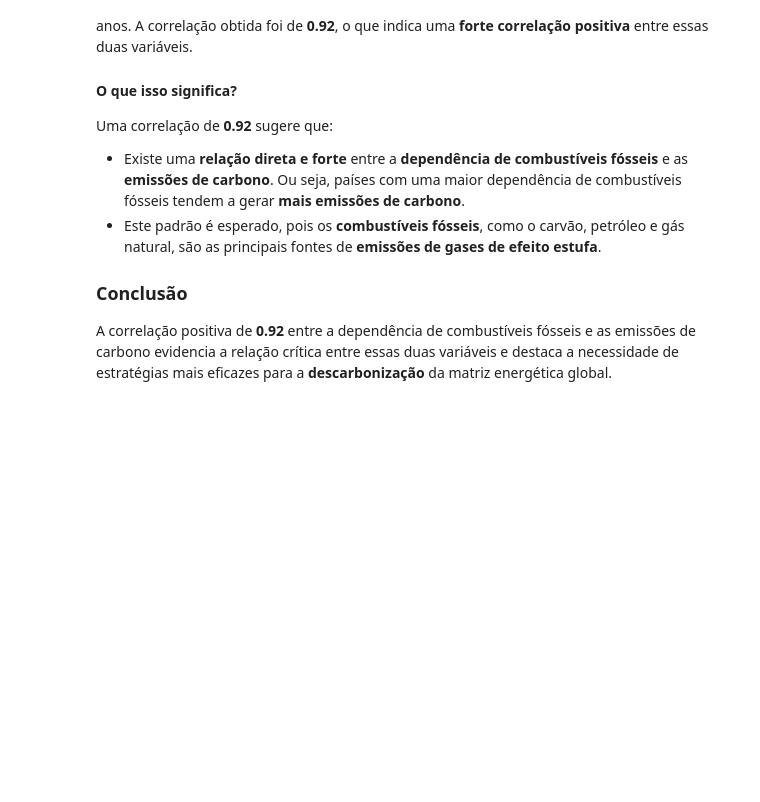
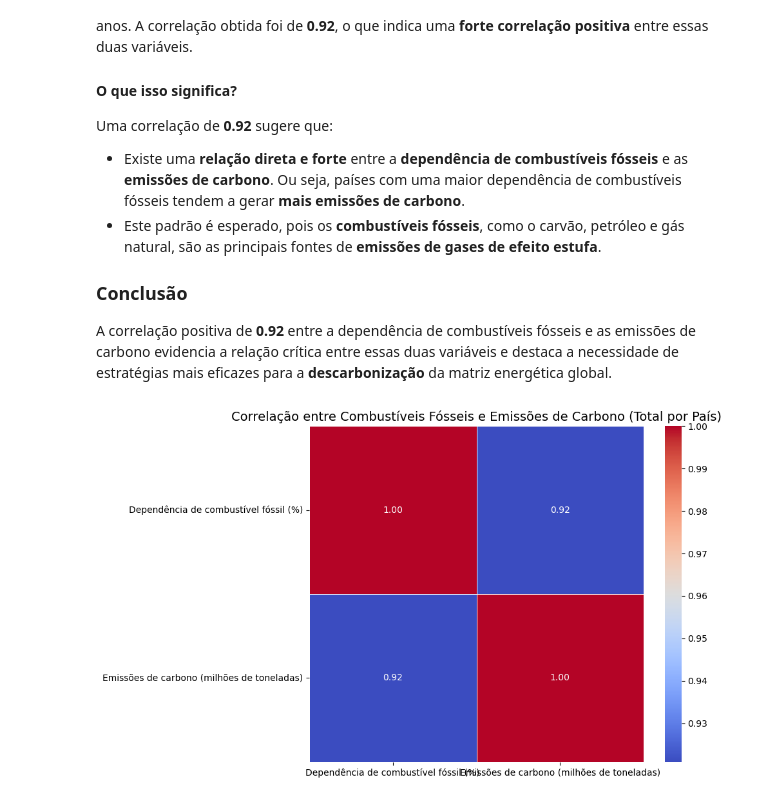
Before and after one commit to Matheus538Benjamin/Projeto-an-lise-de-dados-coderhouse, a Jupyter notebook: Projeto Ciência de Dados.ipynb, the cells around one changed output. Cells and saved outputs as stored; diff of their text form; code cells hidden in the pictures; blank space fills up the shorter version.

```diff
--- a/Projeto Ciência de Dados.ipynb
+++ b/Projeto Ciência de Dados.ipynb
@@ -494,3 +494,23 @@ Uma correlação de **0.92** sugere que:
 ### Conclusão
 
 A correlação positiva de **0.92** entre a dependência de combustíveis fósseis e as emissões de carbono evidencia a relação crítica entre essas duas variáveis e destaca a necessidade de estratégias mais eficazes para a **descarbonização** da matriz energética global.
+# %%
+import matplotlib.pyplot as plt
+import seaborn as sns
+
+# Agrupar por país e somar os valores ao longo dos anos
+df_energia_somada = df_energia.groupby('País')[[
+    'Dependência de combustível fóssil (%)',
+    'Emissões de carbono (milhões de toneladas)'
+]].sum()
+
+# Gerar o heatmap de correlação
+plt.figure(figsize=(10, 6))
+sns.heatmap(df_energia_somada.corr(), annot=True, cmap="coolwarm", fmt=".2f", linewidths=0.5)
+
+# Título e layout
+plt.title('Correlação entre Combustíveis Fósseis e Emissões de Carbono (Total por País)', fontsize=14)
+plt.tight_layout()
+plt.show()
+# %% [output]
+[figure, added]
```
Also changed, not shown: parts of 53 cells of this notebook.
